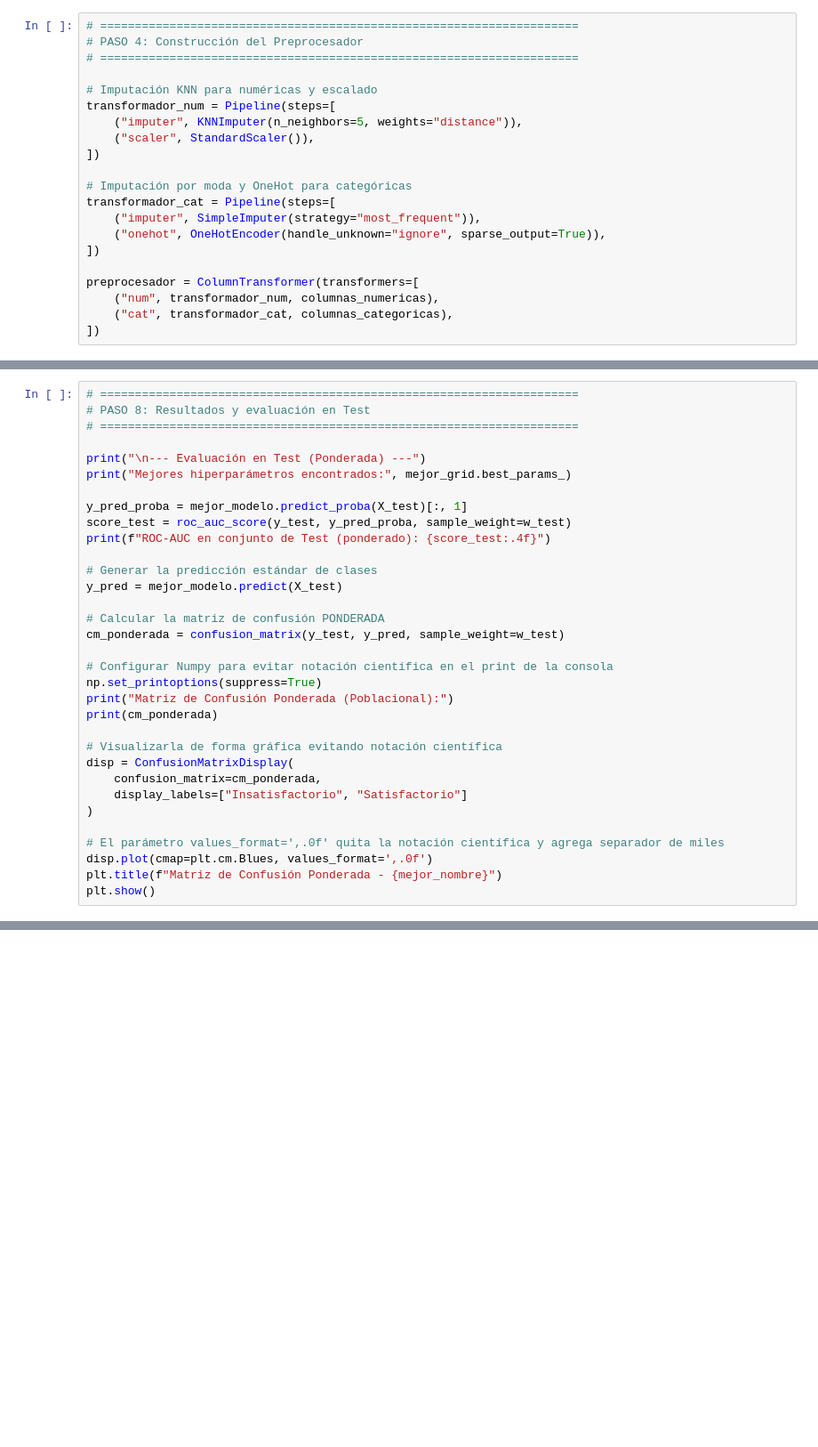
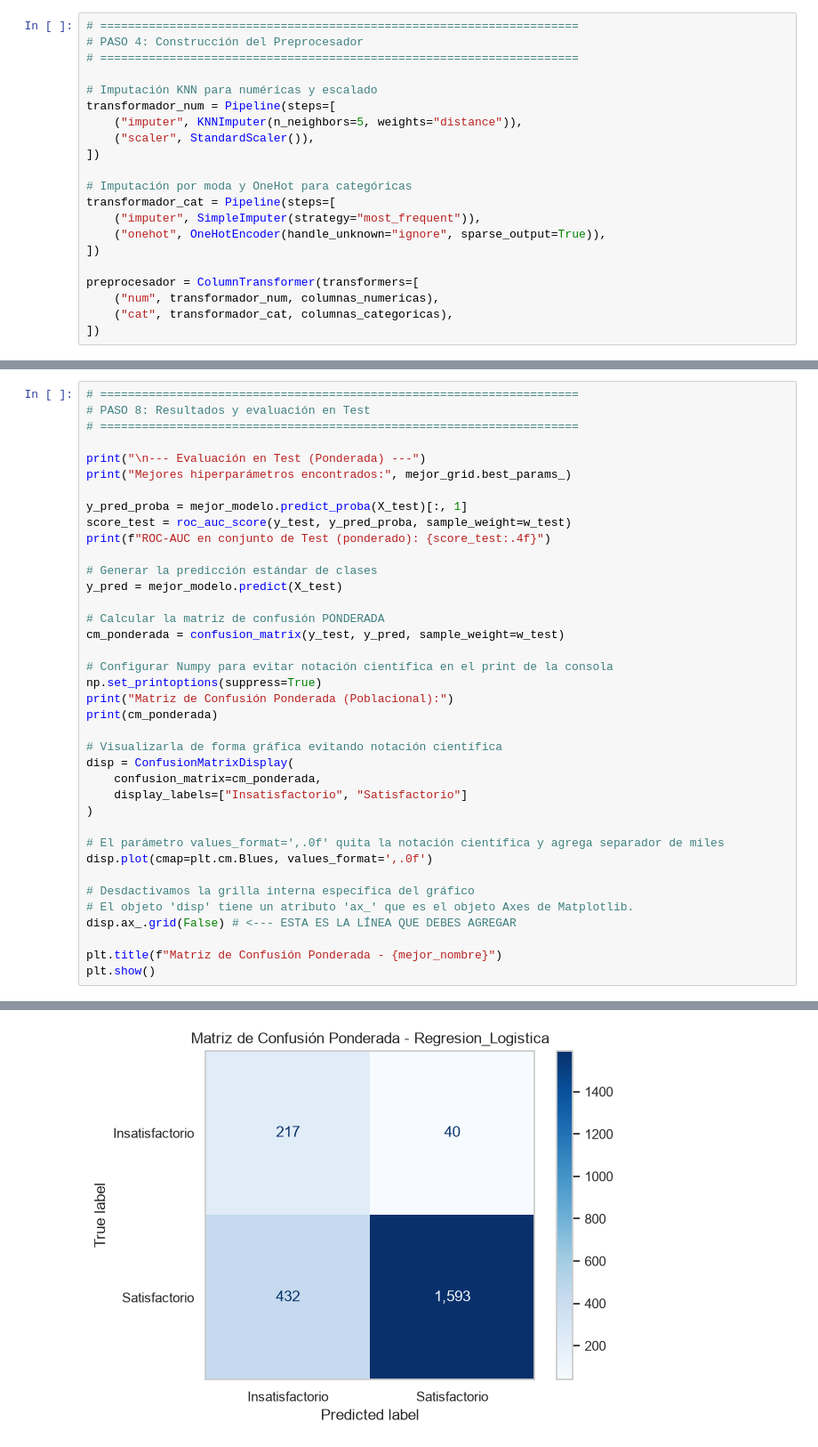
Before and after one commit to estebancardoso96/los_parsimoniosos, a Jupyter notebook: guia_ejemplo_costos_pesos_ajustados.ipynb, the cells around one changed output, grey strips where cells are left out. Shown at 89% size. Drawn from its saved outputs; the diff is of its cells as text; blank space fills up the shorter version.

```diff
--- a/guia_ejemplo_costos_pesos_ajustados.ipynb
+++ b/guia_ejemplo_costos_pesos_ajustados.ipynb
@@ -956,5 +989,11 @@ disp = ConfusionMatrixDisplay(
 
 # El parámetro values_format=',.0f' quita la notación científica y agrega separador de miles
 disp.plot(cmap=plt.cm.Blues, values_format=',.0f')
+
+# Desdactivamos la grilla interna específica del gráfico
+# El objeto 'disp' tiene un atributo 'ax_' que es el objeto Axes de Matplotlib.
+disp.ax_.grid(False) # <--- ESTA ES LA LÍNEA QUE DEBES AGREGAR
+
 plt.title(f"Matriz de Confusión Ponderada - {mejor_nombre}")
 plt.show()
+# %% [output]
@@ -961,3 +1006,4 @@ plt.show()
+[figure, added]
 # %%
 # =====================================================================
 # PASO 9: Auditoría de Equidad (Fairness)
```
Also changed, not shown: parts of 11 cells of this notebook.
